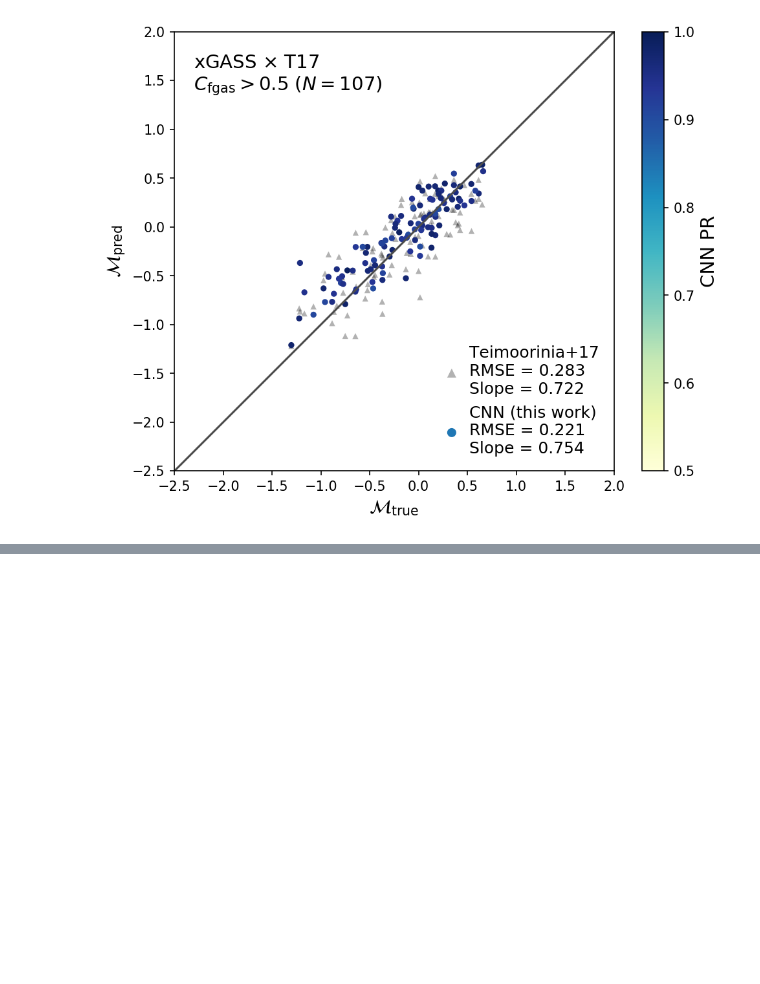
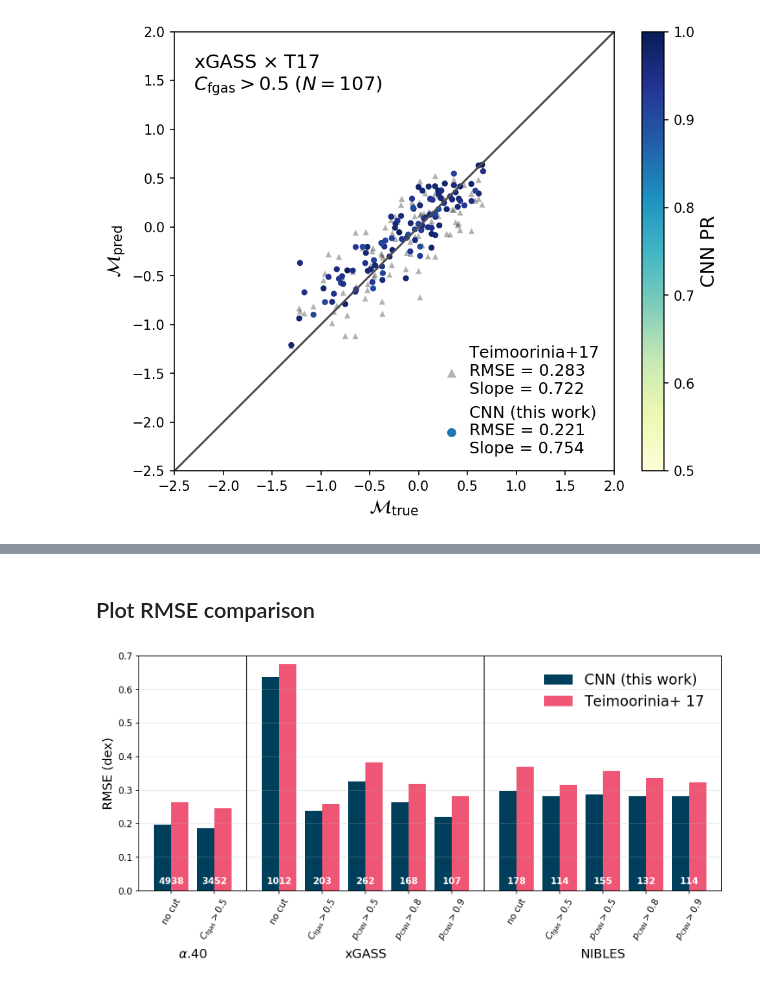
Before and after one commit to jwuphysics/HI-convnets, a Jupyter notebook: notebook/updates/94. Full comparisons with T17 and other works.ipynb, the cells around one changed output, grey strips where cells are left out. Drawn from its saved outputs; the diff is of its cells as text; code cells hidden in the pictures; blank space fills up the shorter version.

Commit message:
plot comparison barchart

```diff
--- a/notebook/updates/94. Full comparisons with T17 and other works.ipynb
+++ b/notebook/updates/94. Full comparisons with T17 and other works.ipynb
@@ -875,0 +1121,66 @@ plt.legend(loc='lower right', fontsize=12, framealpha=0, markerscale=1.5, handle
+# %% [markdown]
+## Plot RMSE comparison
+# %%
+results_dict = dict(
+    a40_nocut     = r'$\alpha$.40 - no cut',
+    a40_Cfgas_0p5 = r'$\alpha$.40 - $C_{\rm fgas} > 0.5$',
+    xg_nocut      = r'xGASS - no cut',
+    xg_Cfgas_0p5  = r'xGASS - $C_{\rm fgas} > 0.5$',
+    xg_pCNN_0p5   = r'xGASS - $p_{\rm CNN} > 0.5$',
+    xg_pCNN_0p8   = r'xGASS - $p_{\rm CNN} > 0.8$',
+    xg_pCNN_0p9   = r'xGASS - $p_{\rm CNN} > 0.9$',
+    nib_nocut     = r'NIBLES - no cut',
+    nib_Cfgas_0p5 = r'NIBLES - $C_{\rm fgas} > 0.5$',
+    nib_pCNN_0p5  = r'NIBLES - $p_{\rm CNN} > 0.5$',
+    nib_pCNN_0p8  = r'NIBLES - $p_{\rm CNN} > 0.8$',
+    nib_pCNN_0p9  = r'NIBLES - $p_{\rm CNN} > 0.9$',
+)
+# %%
+plt.figure(figsize=(10, 5), dpi=150)
+
+
+X = np.hstack([range(0,2), np.arange(3,8)-0.5, np.arange(8,13)])
+
+# rmse
+plt.bar(
+    X-0.2, CNN_rmse_dict.values(),
+    color='#003f5c', width=0.4,
+    label='CNN (this work)',
+)
+
+plt.bar(
+    X+0.2, T17_rmse_dict.values(),
+    color='#ef5675', width=0.4,
+    label='Teimoorinia+ 17',
+)
+
+# sample size
+for x, s in zip(X, N_xmatch_dict.values()):
+    plt.text(x, 0.02, s, fontsize=10, color='white', ha='center', fontweight='bold')
+
+
+# separators
+plt.axvline(1.75, color='black', lw=1,)
+plt.axvline(7.25, color='black', lw=1,)
+
+plt.legend(loc='upper right', fontsize=16, framealpha=0, labelspacing=0.5, borderaxespad=0.8)
+
+plt.xticks(X, [v.split(' - ')[1] for v in results_dict.values()], rotation=60)
+plt.xlim(-0.75, 12.75)
+
+plt.ylabel('RMSE (dex)', fontsize=14)
+plt.ylim(0, 0.7)
+
+# subtitles
+plt.text(0.5, -0.2, r'$\alpha$.40', fontsize=14, ha='center')
+plt.text(4.5, -0.2, r'xGASS', fontsize=14, ha='center')
+plt.text(10, -0.2, r'NIBLES', fontsize=14, ha='center')
+
+
+plt.grid(axis='y', alpha=0.3)
+
+plt.subplots_adjust(left=0.075, right=0.975, bottom=0.25, top=0.975)
+
+plt.savefig(f'{PATH}/results/figures-updated/T17_RMSE_comparison.pdf')
+# %% [output]
+[figure, added]
```
Also changed, not shown: parts of 30 cells of this notebook.
